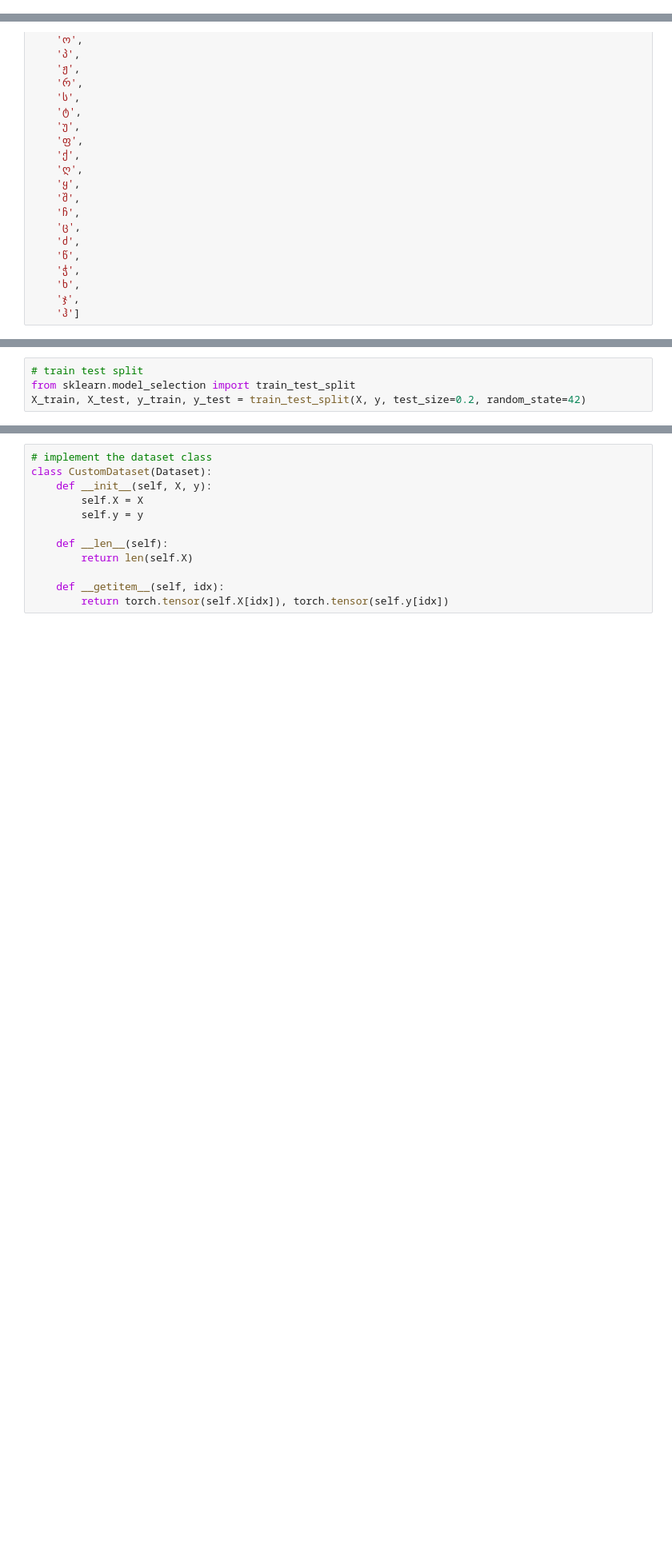
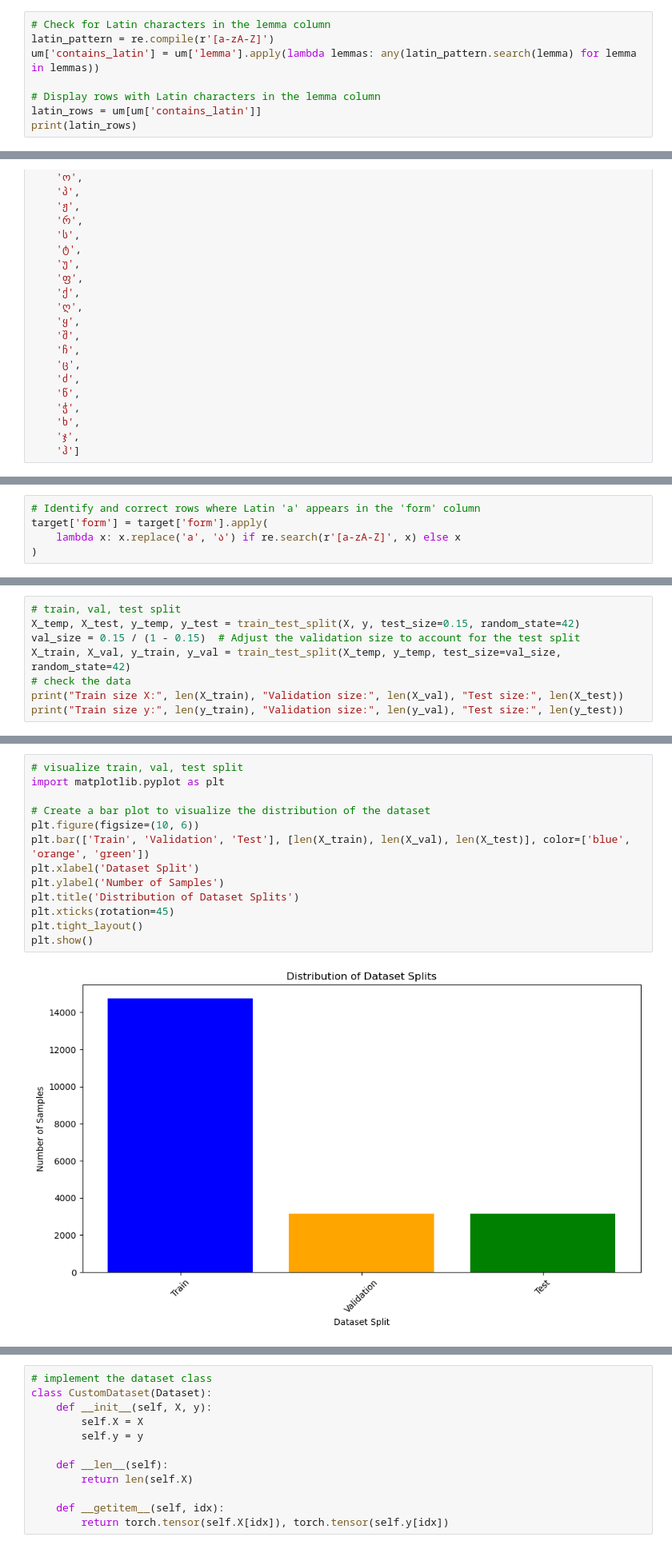
Before and after one commit to JohnTheCreek/Georgian-Verb-NN, a Jupyter notebook: Georgian Verb seq2seq.ipynb, the cells around one changed output, grey strips where cells are left out. Shown: that part at 80% size. Cells and saved outputs as stored; diff of their text form; blank space fills up the shorter version.

```diff
--- a/Georgian Verb seq2seq.ipynb
+++ b/Georgian Verb seq2seq.ipynb
@@ -10,0 +20,8 @@ um.head()
+# %%
+# Check for Latin characters in the lemma column
+latin_pattern = re.compile(r'[a-zA-Z]')
+um['contains_latin'] = um['lemma'].apply(lambda lemmas: any(latin_pattern.search(lemma) for lemma in lemmas))
+
+# Display rows with Latin characters in the lemma column
+latin_rows = um[um['contains_latin']]
+print(latin_rows)
@@ -103,3 +222,8 @@ target.head()
+# %%
+# Identify and correct rows where Latin 'a' appears in the 'form' column
+target['form'] = target['form'].apply(
+    lambda x: x.replace('a', 'ა') if re.search(r'[a-zA-Z]', x) else x
+)
 # %%
 def tokenize_target(row):
     tokens_target = ["<bos>"]
@@ -121,4 +252,8 @@ print(y[0])
 # %%
-# train test split
-from sklearn.model_selection import train_test_split
-X_train, X_test, y_train, y_test = train_test_split(X, y, test_size=0.2, random_state=42)
+# train, val, test split
+X_temp, X_test, y_temp, y_test = train_test_split(X, y, test_size=0.15, random_state=42)
+val_size = 0.15 / (1 - 0.15)  # Adjust the validation size to account for the test split
+X_train, X_val, y_train, y_val = train_test_split(X_temp, y_temp, test_size=val_size, random_state=42)
+# check the data
+print("Train size X:", len(X_train), "Validation size:", len(X_val), "Test size:", len(X_test))
+print("Train size y:", len(y_train), "Validation size:", len(y_val), "Test size:", len(y_test))
@@ -124,0 +263,15 @@ X_train, X_test, y_train, y_test = train_test_split(X, y, test_size=0.2, random_
+# %%
+# visualize train, val, test split
+import matplotlib.pyplot as plt
+
+# Create a bar plot to visualize the distribution of the dataset
+plt.figure(figsize=(10, 6))
+plt.bar(['Train', 'Validation', 'Test'], [len(X_train), len(X_val), len(X_test)], color=['blue', 'orange', 'green'])
+plt.xlabel('Dataset Split')
+plt.ylabel('Number of Samples')
+plt.title('Distribution of Dataset Splits')
+plt.xticks(rotation=45)
+plt.tight_layout()
+plt.show()
+# %% [output]
+[figure, added]
```
Also changed, not shown: parts of 24 cells of this notebook.
